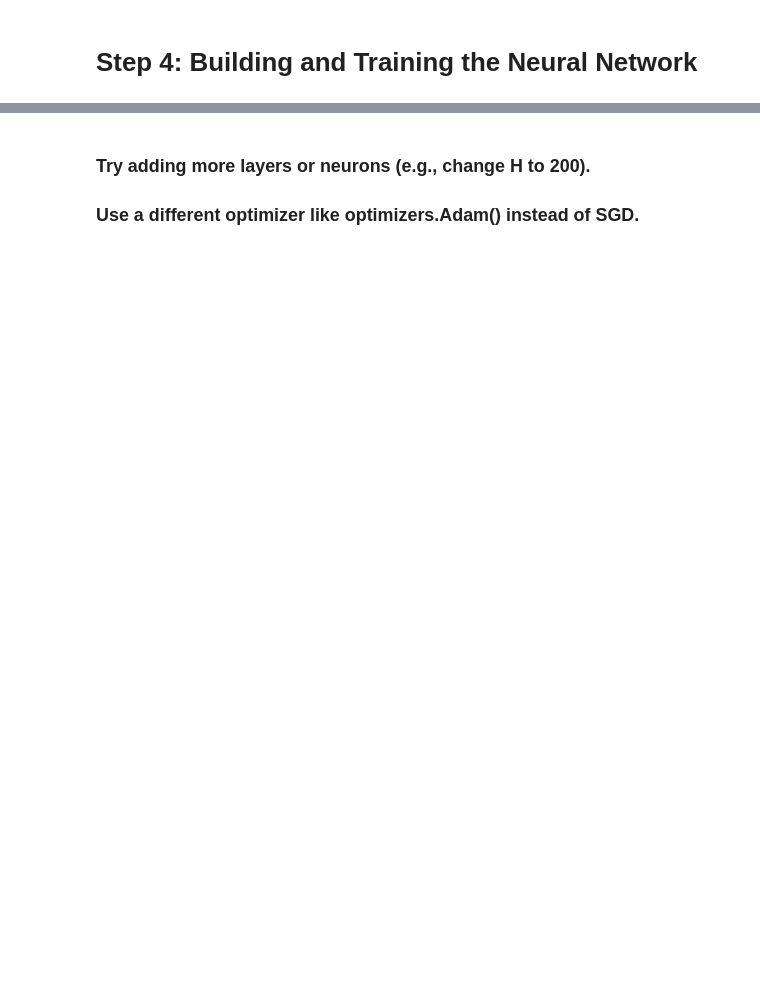
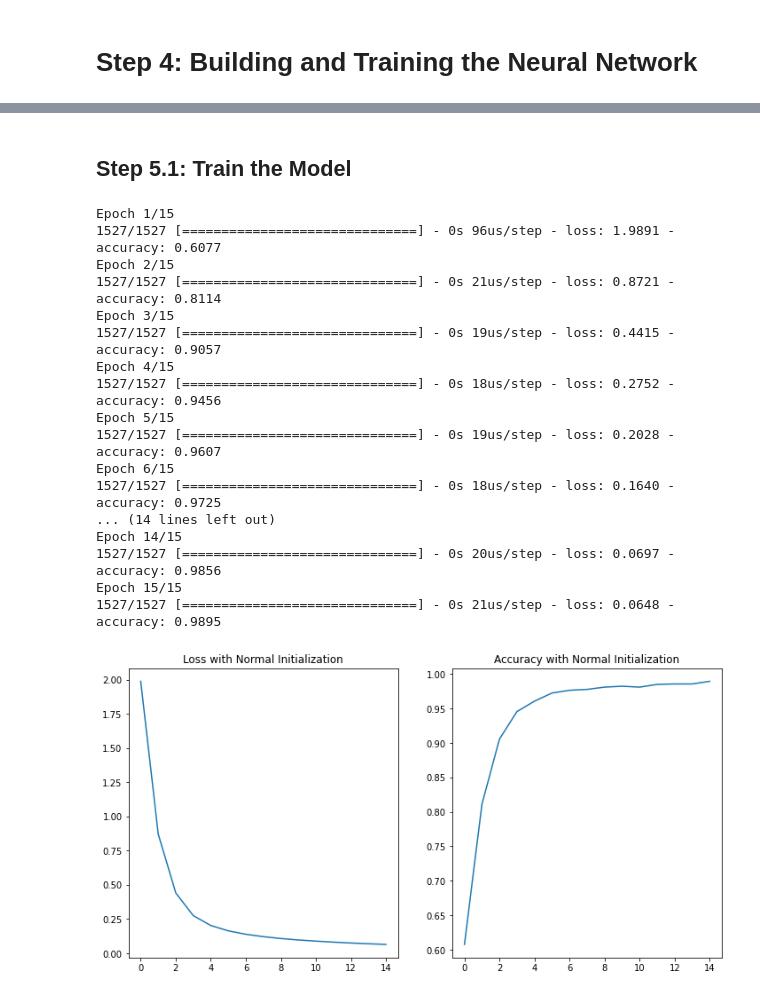
Before and after one commit to KeremDUZENLI/python-keras-deep-learning, a Jupyter notebook: notebooks/1_neural_networks.ipynb, the cells around one changed output, grey strips where cells are left out. Saved outputs shown, nothing was run; the diff lists cells and outputs as text; code cells hidden in the pictures; blank space fills up the shorter version.

```diff
--- a/notebooks/1_neural_networks.ipynb
+++ b/notebooks/1_neural_networks.ipynb
@@ -244,3 +250,52 @@ Epoch 15/15
-# %% [markdown]
-### Try adding more layers or neurons (e.g., change H to 200).
-### Use a different optimizer like optimizers.Adam() instead of SGD.
+# %% [markdown]
+## Step 5.1: Train the Model
+# %%
+## Compile the model
+model.compile(optimizer=optimizers.SGD(lr=0.1), loss='categorical_crossentropy', metrics=['accuracy'])
+
+# Train the model
+history_init = model.fit(X_train, Y_train, epochs=15, batch_size=32)
+
+
+## Visualizing Training Progress
+plt.figure(figsize=(12, 6))
+
+# Training Loss
+plt.subplot(1, 2, 1)
+plt.plot(history_init.history['loss'])
+plt.title('Loss with Normal Initialization')
+
+# Training Accuracy
+plt.subplot(1, 2, 2)
+plt.plot(history_init.history['accuracy'])
+plt.title('Accuracy with Normal Initialization')
+plt.show()
+
+
+## Ensure one-hot encoding for labels
+Y_train = to_categorical(y_train)
+Y_test = to_categorical(y_test)
+
+# Evaluate on test data
+test_loss, test_accuracy = model.evaluate(X_test, Y_test)
+print(f"Test Loss: {test_loss:.4f}")
+print(f"Test Accuracy: {test_accuracy:.4f}")
+# %% [output]
+Epoch 1/15
+1527/1527 [==============================] - 0s 96us/step - loss: 1.9891 - accuracy: 0.6077
+Epoch 2/15
+1527/1527 [==============================] - 0s 21us/step - loss: 0.8721 - accuracy: 0.8114
+Epoch 3/15
+1527/1527 [==============================] - 0s 19us/step - loss: 0.4415 - accuracy: 0.9057
+Epoch 4/15
+1527/1527 [==============================] - 0s 18us/step - loss: 0.2752 - accuracy: 0.9456
+Epoch 5/15
+1527/1527 [==============================] - 0s 19us/step - loss: 0.2028 - accuracy: 0.9607
+Epoch 6/15
+1527/1527 [==============================] - 0s 18us/step - loss: 0.1640 - accuracy: 0.9725
+... (14 lines left out)
+Epoch 14/15
+1527/1527 [==============================] - 0s 20us/step - loss: 0.0697 - accuracy: 0.9856
+Epoch 15/15
+1527/1527 [==============================] - 0s 21us/step - loss: 0.0648 - accuracy: 0.9895
+[figure, added]
```
Also changed, not shown: parts of 20 cells of this notebook.
